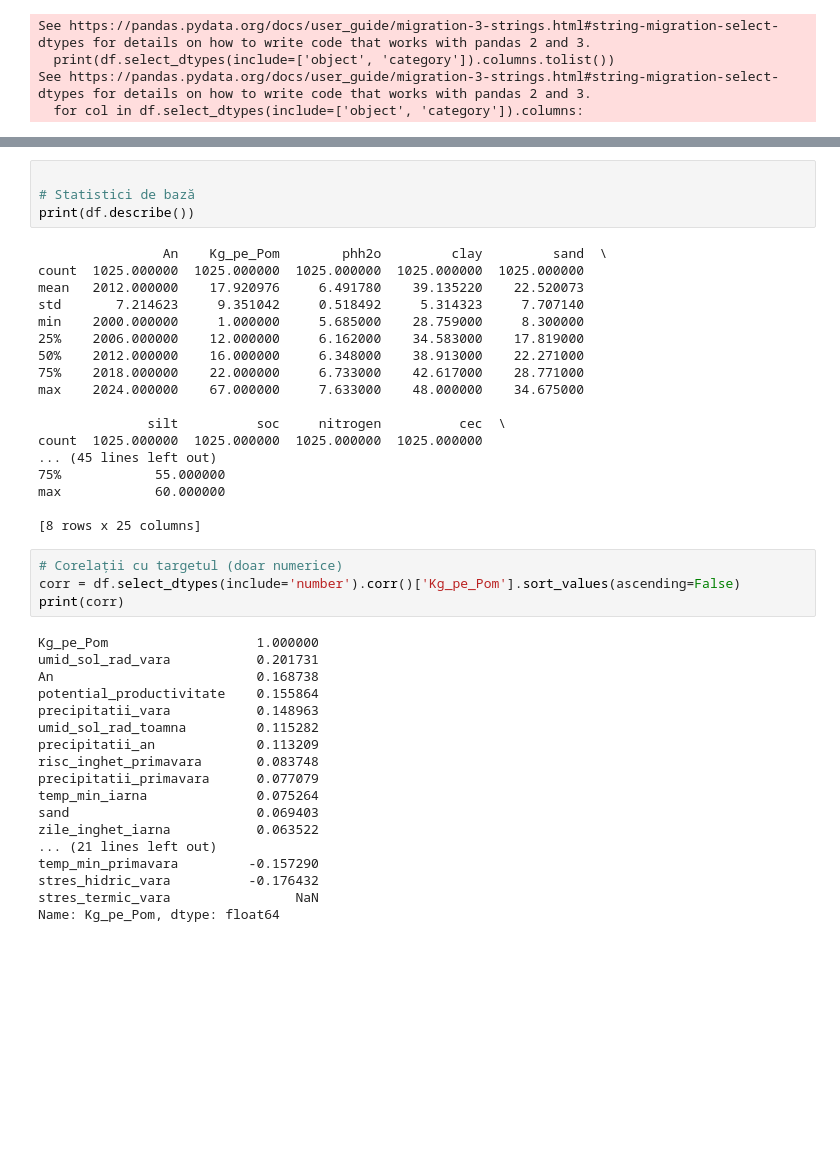
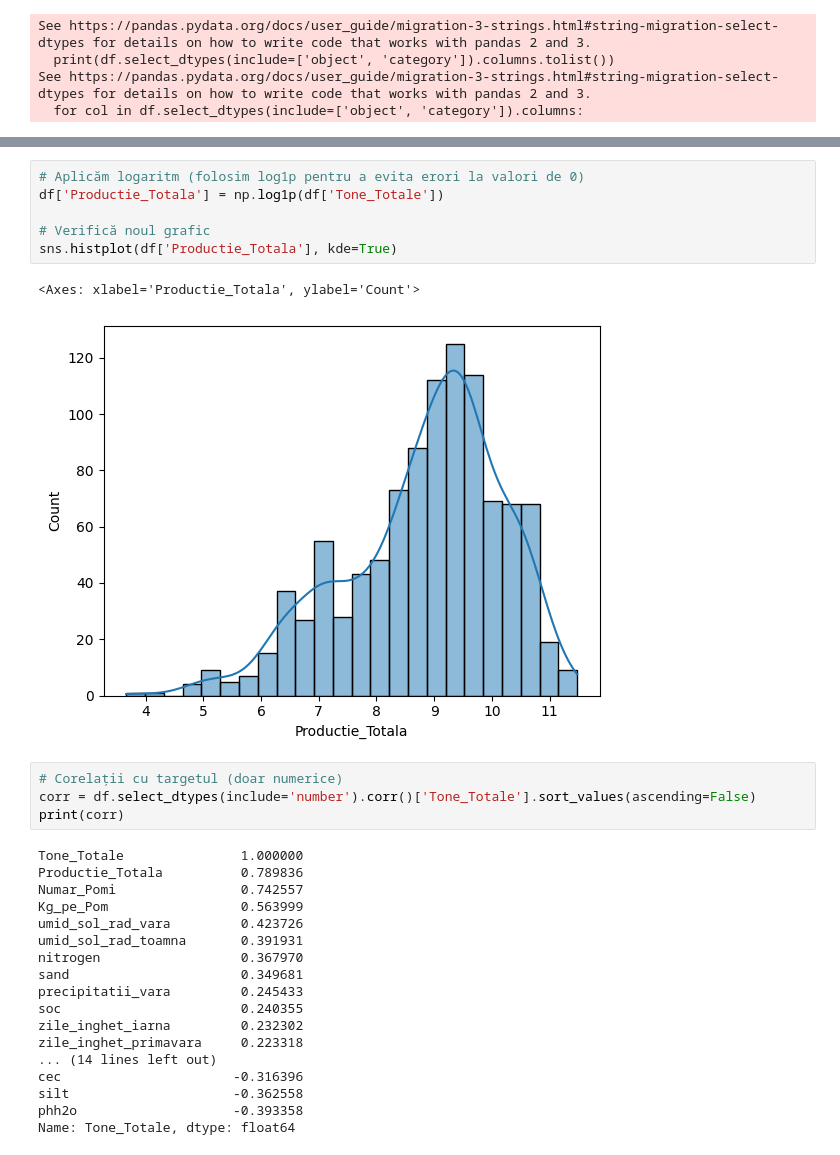
Before and after one commit to PopAdrian1/ML-project, a Jupyter notebook: Implementare/main.ipynb, the cells around one changed output, grey strips where cells are left out. Drawn from its saved outputs; the diff is of its cells as text; blank space fills up the shorter version.

```diff
--- a/Implementare/main.ipynb
+++ b/Implementare/main.ipynb
@@ -129,46 +85,33 @@ plt.show()
-# %%
-
-# Statistici de bază
-print(df.describe())
-# %% [output]
-                An    Kg_pe_Pom        phh2o         clay         sand  \
-count  1025.000000  1025.000000  1025.000000  1025.000000  1025.000000
-mean   2012.000000    17.920976     6.491780    39.135220    22.520073
-std       7.214623     9.351042     0.518492     5.314323     7.707140
-min    2000.000000     1.000000     5.685000    28.759000     8.300000
-25%    2006.000000    12.000000     6.162000    34.583000    17.819000
-50%    2012.000000    16.000000     6.348000    38.913000    22.271000
-75%    2018.000000    22.000000     6.733000    42.617000    28.771000
-max    2024.000000    67.000000     7.633000    48.000000    34.675000
-
-              silt          soc     nitrogen          cec  \
-count  1025.000000  1025.000000  1025.000000  1025.000000
-... (45 lines left out)
-75%            55.000000
-max            60.000000
-
-[8 rows x 25 columns]
+# %%
+# Aplicăm logaritm (folosim log1p pentru a evita erori la valori de 0)
+df['Productie_Totala'] = np.log1p(df['Tone_Totale'])
+
+# Verifică noul grafic
+sns.histplot(df['Productie_Totala'], kde=True)
+# %% [output]
+<Axes: xlabel='Productie_Totala', ylabel='Count'>
+[figure, added]
 # %%
 # Corelații cu targetul (doar numerice)
-corr = df.select_dtypes(include='number').corr()['Kg_pe_Pom'].sort_values(ascending=False)
+corr = df.select_dtypes(include='number').corr()['Tone_Totale'].sort_values(ascending=False)
 print(corr)
 # %% [output]
-Kg_pe_Pom                   1.000000
-umid_sol_rad_vara           0.201731
-An                          0.168738
-potential_productivitate    0.155864
-precipitatii_vara           0.148963
-umid_sol_rad_toamna         0.115282
-precipitatii_an             0.113209
-risc_inghet_primavara       0.083748
-precipitatii_primavara      0.077079
-temp_min_iarna              0.075264
-sand                        0.069403
-zile_inghet_iarna           0.063522
-... (21 lines left out)
-temp_min_primavara         -0.157290
-stres_hidric_vara          -0.176432
-stres_termic_vara                NaN
-Name: Kg_pe_Pom, dtype: float64
+Tone_Totale               1.000000
+Productie_Totala          0.789836
+Numar_Pomi                0.742557
+Kg_pe_Pom                 0.563999
+umid_sol_rad_vara         0.423726
+umid_sol_rad_toamna       0.391931
+nitrogen                  0.367970
+sand                      0.349681
+precipitatii_vara         0.245433
+soc                       0.240355
+zile_inghet_iarna         0.232302
+zile_inghet_primavara     0.223318
+... (14 lines left out)
+cec                      -0.316396
+silt                     -0.362558
+phh2o                    -0.393358
+Name: Tone_Totale, dtype: float64
 # %%
 df.isnull().sum()
```
Also changed, not shown: parts of 9 cells of this notebook.
